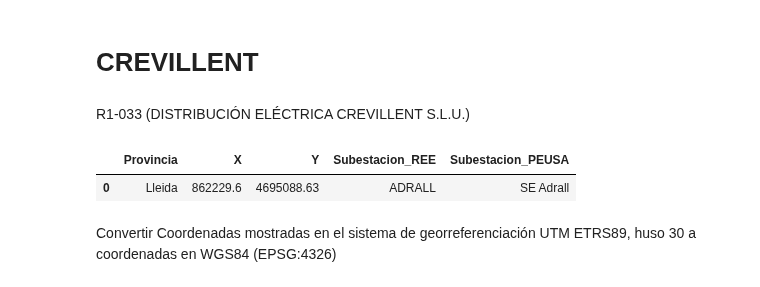
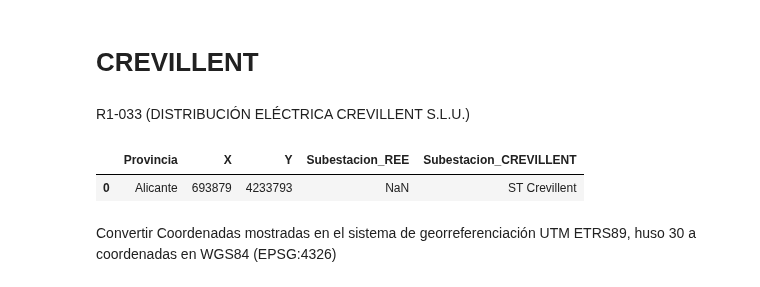
Before and after one commit to jacubero/SEE, a Jupyter notebook: Distribucion/distribucion.ipynb, the cells around one changed output. Cells and saved outputs as stored; diff of their text form; code cells hidden in the pictures.

```diff
--- a/Distribucion/distribucion.ipynb
+++ b/Distribucion/distribucion.ipynb
@@ -1096,26 +1147,26 @@ R1-033 (DISTRIBUCIÓN ELÉCTRICA CREVILLENT S.L.U.)
 # %%
 # https://solredis.6eis.es/solredis-web/distributor/12
 file_path = 'Excels/CREVILLENT_capacidad.xlsx'
 
 # Read the Excel file
 CREVILLENT_capacidad_df = pd.read_excel(file_path, sheet_name='Hoja1', header=[0])
 
 columns = [
     'Provincia',
     'X',
     'Y',
     'Subestacion_REE',
-    'Subestacion_PEUSA'
+    'Subestacion_CREVILLENT'
     ]
 
 # Get unique rows based on 'Identificador de la Subestación'
 CREVILLENT_df = CREVILLENT_capacidad_df[columns].drop_duplicates(subset='Subestacion_CREVILLENT')
 
 # Display the resulting DataFrame
 CREVILLENT_df
 # %% [output]
-|  | Provincia | X | Y | Subestacion_REE | Subestacion_PEUSA |
-| 0 | Lleida | 862229.6 | 4695088.63 | ADRALL | SE Adrall |
+|  | Provincia | X | Y | Subestacion_REE | Subestacion_CREVILLENT |
+| 0 | Alicante | 693879 | 4233793 | NaN | ST Crevillent |
 # %% [markdown]
 Convertir Coordenadas mostradas en el sistema de georreferenciación UTM ETRS89, huso 30 a coordenadas en WGS84 (EPSG:4326)
 # %%
```
Also changed, not shown: parts of 34 cells of this notebook, 31 other files.
